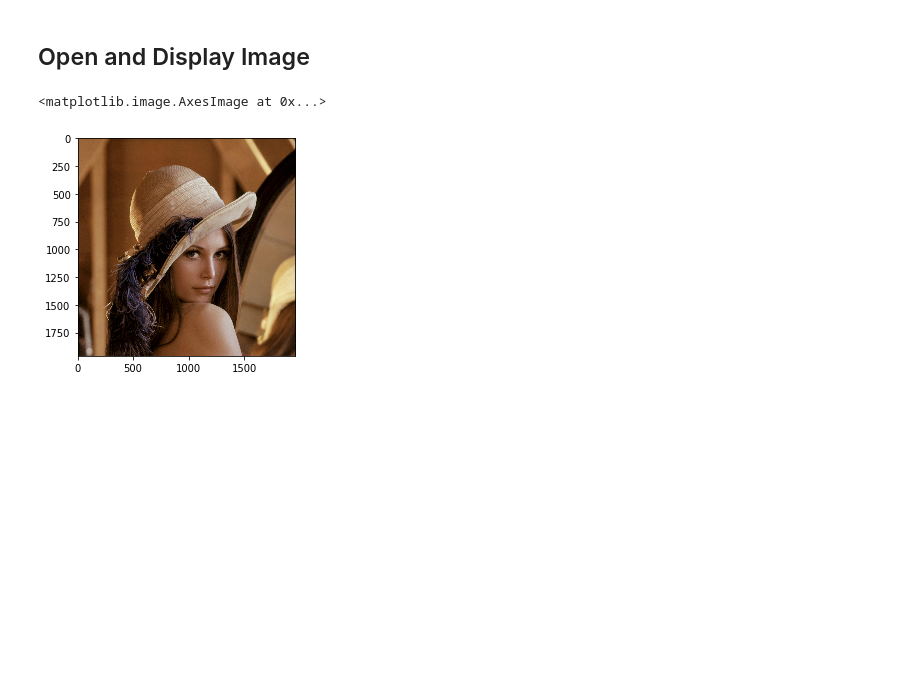
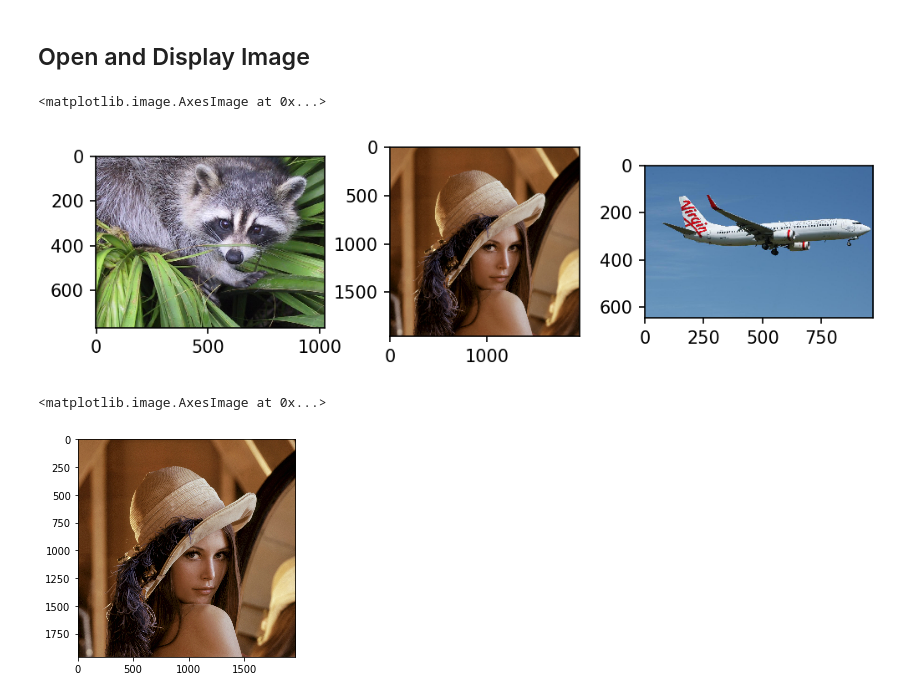
Before and after one commit to pchaow/HornbillCourse, a Jupyter notebook: Image Processing.ipynb, the cells around one changed output. Saved outputs shown, nothing was run; the diff lists cells and outputs as text; code cells hidden in the pictures; blank space fills up the shorter version.

```diff
--- a/Image Processing.ipynb
+++ b/Image Processing.ipynb
@@ -14 +14,23 @@ im = Image.open("./images/lenna.jpg")
+# %%
+from scipy import ndimage
+from scipy import misc
+
+face = misc.face()
+
+plane = plt.imread("./Images/plane.jpg")
+
+lena = Image.open("./Images/lenna.jpg")
+
+plt.figure(dpi=150,figsize=(8,2))
+plt.subplot(1,3,1)
+plt.imshow(face)
+
+plt.subplot(1,3,2)
+plt.imshow(lena)
+
+plt.subplot(1,3,3)
+plt.imshow(plane)
+# %% [output]
+<matplotlib.image.AxesImage at 0x...>
+[figure, added]
 # %%
```
Also changed, not shown: parts of 34 cells of this notebook, 2 other files.
